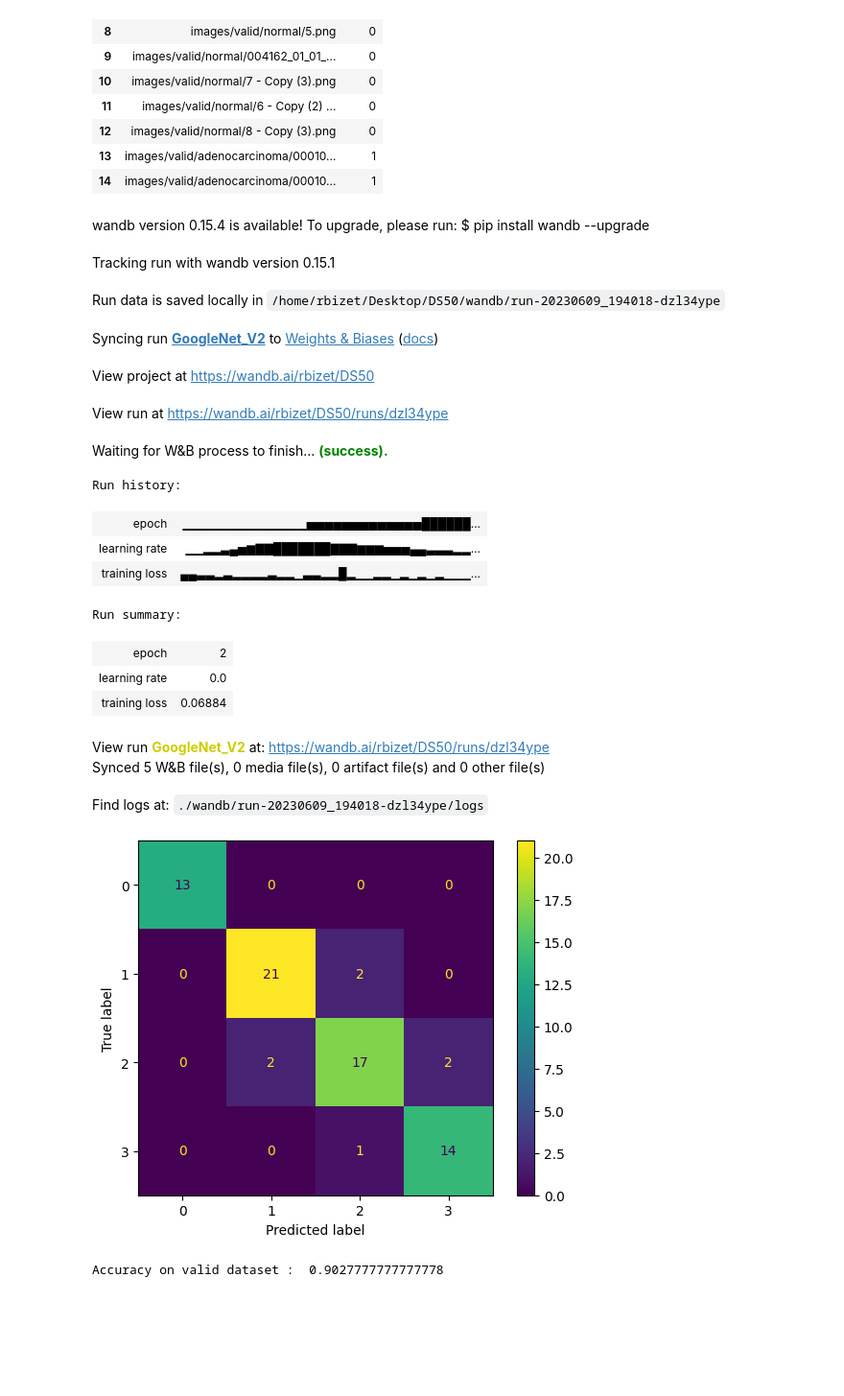
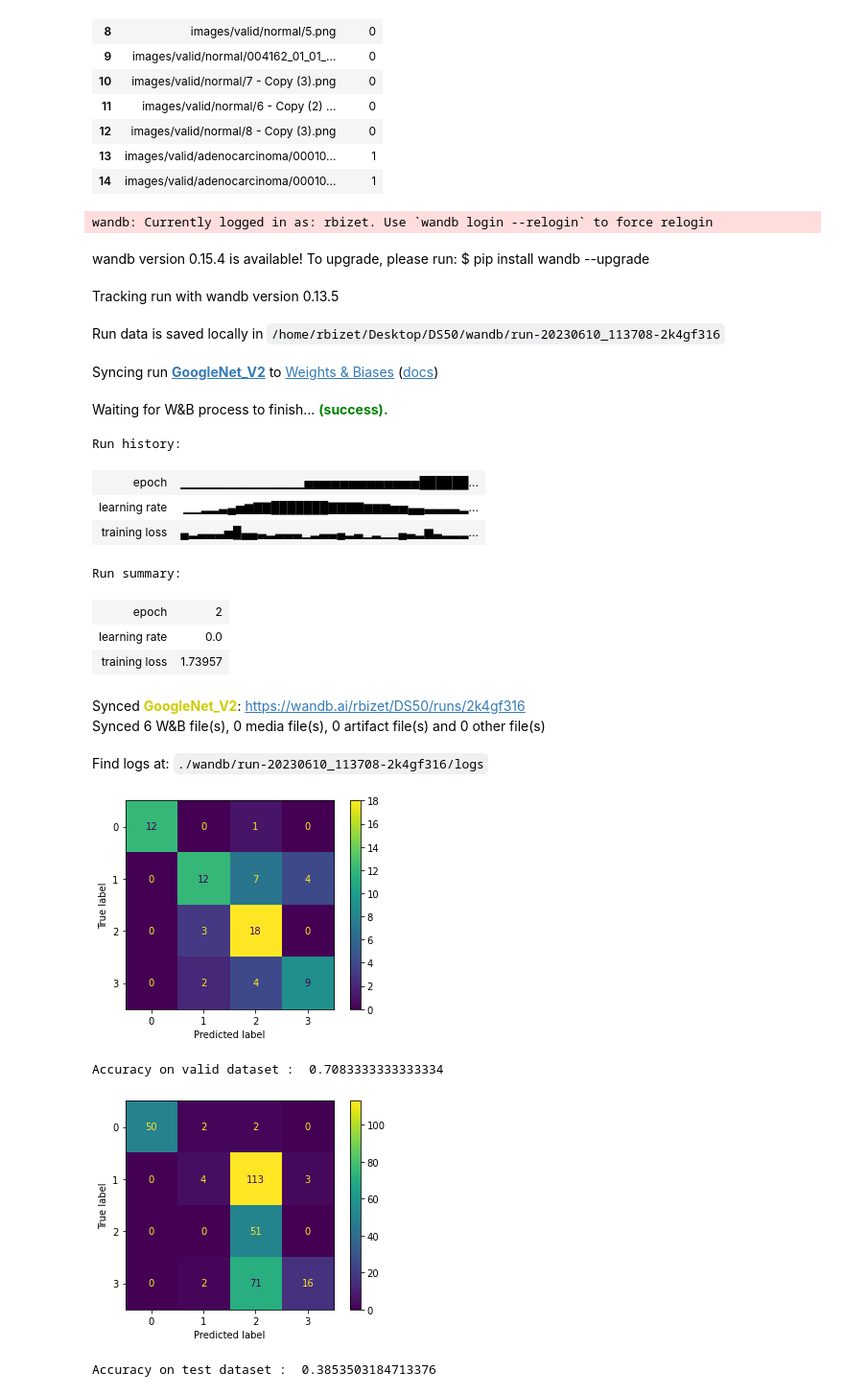
Before and after one commit to samycht/DS50, a Jupyter notebook: DS50_PyTorch.ipynb, the cells around one changed output. Shown: that part at 96% size. Saved outputs shown, nothing was run; the diff lists cells and outputs as text; code cells hidden in the pictures; blank space fills up the shorter version.

```diff
--- a/DS50_PyTorch.ipynb
+++ b/DS50_PyTorch.ipynb
@@ -24,10 +24,16 @@ from sklearn.datasets import make_classification
 from sklearn.metrics import confusion_matrix, ConfusionMatrixDisplay
 # %%
 VERSION = 'GoogleNet_V2'
-BATCH_SIZE = 16
+
+MAX_LR = 0.0015
+IMAGE_SIZE = (150,150)
+NB_EPOCHS = 3
+BATCH_SIZE = 2
+
 MAX_TRAIN_BATCHES = 613 // BATCH_SIZE
 MAX_VAL_BATCHES = 72 // BATCH_SIZE
 MAX_TEST_BATCHES = 315 // BATCH_SIZE
-NB_EPOCHS = 3
+
 DEVICE = "cuda" if torch.cuda.is_available() else "cpu"
 TRAIN_MODEL = True
+print(DEVICE)
@@ -107,7 +115,7 @@ class LungsCancerDetectionDataset(Dataset):
     def __getitem__(self, idx):
         img_path = str(self.img_labels.iloc[idx].image_id)
         image = cv2.imread(img_path)
-        image = cv2.resize(image, (150,150))
+        image = cv2.resize(image, IMAGE_SIZE)
         image = np.transpose(image, (2, 0, 1))
         image = torch.as_tensor(image)
         image = image.float()
@@ -152,11 +160,11 @@ def gc_collect():
 # %%
 def train_model(ds_train, logger, name):
 
-    dl_train = torch.utils.data.DataLoader(ds_train, batch_size=BATCH_SIZE, shuffle=True,drop_last=True,num_workers=os.cpu_count())
+    dl_train = torch.utils.data.DataLoader(ds_train, batch_size=BATCH_SIZE, shuffle=True,drop_last=True)
     model = LungsCancerDetectionModel().to(DEVICE)
     optim = torch.optim.Adam(model.parameters())
 
-    scheduler = torch.optim.lr_scheduler.OneCycleLR(optim, max_lr=0.0015, epochs=NB_EPOCHS,
+    scheduler = torch.optim.lr_scheduler.OneCycleLR(optim, max_lr=MAX_LR, epochs=NB_EPOCHS,
                                                 steps_per_epoch=min(MAX_TRAIN_BATCHES, len(dl_train)),
                                                 pct_start=0.3)
     model.train()
@@ -203,28 +211,27 @@ if TRAIN_MODEL == True :
 else:
     model = load_model(LungsCancerDetectionModel().to(DEVICE),"DenseNet_V2")
 # %% [output]
+wandb: Currently logged in as: rbizet. Use `wandb login --relogin` to force relogin
 wandb version 0.15.4 is available! To upgrade, please run: $ pip install wandb --upgrade
-Tracking run with wandb version 0.15.1
+Tracking run with wandb version 0.13.5
-Run data is saved locally in /home/rbizet/Desktop/DS50/wandb/run-20230609_194018-dzl34ype
+Run data is saved locally in /home/rbizet/Desktop/DS50/wandb/run-20230610_113708-2k4gf316
 Syncing run GoogleNet_V2 to Weights & Biases (docs)
-View project at https://wandb.ai/rbizet/DS50
+Waiting for W&B process to finish... (success).
+Run history:
+| epoch | ▁▁▁▁▁▁▁▁▁▁▁▁▁▁▅▅▅▅▅▅▅▅▅▅▅▅▅██████... |
+| learning rate | ▁▁▂▂▃▄▅▆▇▇███████▇▇▇▇▆▆▆▅▅▄▄▃▃▃▃▂... |
+| training loss | ▄▂▃▃▃▅█▄▄▃▂▃▃▃▁▂▃▃▄▂▃▁▂▁▁▄▃▂▆▃▂▂▂... |
+Run summary:
+| epoch | 2 |
+| learning rate | 0.0 |
+| training loss | 1.73957 |
-View run at https://wandb.ai/rbizet/DS50/runs/dzl34ype
+Synced GoogleNet_V2: https://wandb.ai/rbizet/DS50/runs/2k4gf316
+Synced 6 W&B file(s), 0 media file(s), 0 artifact file(s) and 0 other file(s)
-Waiting for W&B process to finish... (success).
+Find logs at: ./wandb/run-20230610_113708-2k4gf316/logs
-Run history:
-| epoch | ▁▁▁▁▁▁▁▁▁▁▁▁▁▁▅▅▅▅▅▅▅▅▅▅▅▅▅██████... |
-| learning rate | ▁▁▂▂▃▄▅▆▇▇███████▇▇▇▆▆▆▅▅▅▄▄▃▃▃▂▂... |
-| training loss | ▄▄▃▃▂▃▂▂▂▂▃▂▂▁▃▃▂▂█▂▁▁▂▂▁▂▁▂▁▂▁▁▁... |
-Run summary:
-| epoch | 2 |
-| learning rate | 0.0 |
-| training loss | 0.06884 |
-View run GoogleNet_V2 at: https://wandb.ai/rbizet/DS50/runs/dzl34ype
-Synced 5 W&B file(s), 0 media file(s), 0 artifact file(s) and 0 other file(s)
-Find logs at: ./wandb/run-20230609_194018-dzl34ype/logs
 # %%
 def evaluate_model(model, ds, max_batches):
     model = model.to(DEVICE)
-    dl_val = torch.utils.data.DataLoader(ds, batch_size=BATCH_SIZE, shuffle=False)
+    dl_val = torch.utils.data.DataLoader(ds, batch_size=BATCH_SIZE, shuffle=False,drop_last=True)
     preds = []
     labels = []
     with torch.no_grad():
@@ -238,7 +245,7 @@ def evaluate_model(model, ds, max_batches):
                     loss = torch.nn.functional.cross_entropy(pred,y.to(DEVICE))
                     pred = torch.sigmoid(pred)
                     preds.append(pred.cpu())
-                    losses.append(loss)
+                    losses.append(loss.cpu())
                     labels.append(y.cpu().numpy())
 
                 if i >= max_batches:
@@ -249,21 +256,24 @@ def evaluate_model(model, ds, max_batches):
 # %%
 def make_predictions(model,dataset_type, max_batches):
     ds_eval = LungsCancerDetectionDataset(dataframes[dataset_type])
     loss, y_pred = evaluate_model(model, ds_eval, max_batches)
     y_pred = pd.DataFrame(data=y_pred,columns=['0','1','2','3'])
     y_pred = y_pred.idxmax(axis=1).to_numpy(dtype='float32')
-    cm = confusion_matrix(dataframes[dataset_type]['label'],y_pred)
+    cm = confusion_matrix(dataframes[dataset_type]['label'].head(len(y_pred)),y_pred)
     disp_cm = ConfusionMatrixDisplay(confusion_matrix=cm)
     disp_cm.plot()
     plt.show()
 
     correct_predictions = cm.diagonal().sum()
     total_samples = cm.sum()
     accuracy = correct_predictions / total_samples
     print(f"Accuracy on {dataset_type} dataset : ", accuracy)
+    return accuracy
 
-make_predictions(model,'valid',MAX_VAL_BATCHES)
-make_predictions(model,'test',MAX_TEST_BATCHES)
+val_accuracy = make_predictions(model,'valid',MAX_VAL_BATCHES)
+test_accuracy = make_predictions(model,'test',MAX_TEST_BATCHES)
 # %% [output]
-[figure, old version]
+[figure, new version]
-Accuracy on valid dataset :  0.9027777777777778
+Accuracy on valid dataset :  0.7083333333333334
+[figure, added]
+Accuracy on test dataset :  0.3853503184713376
```
Also changed, not shown: parts of 2 cells of this notebook.
